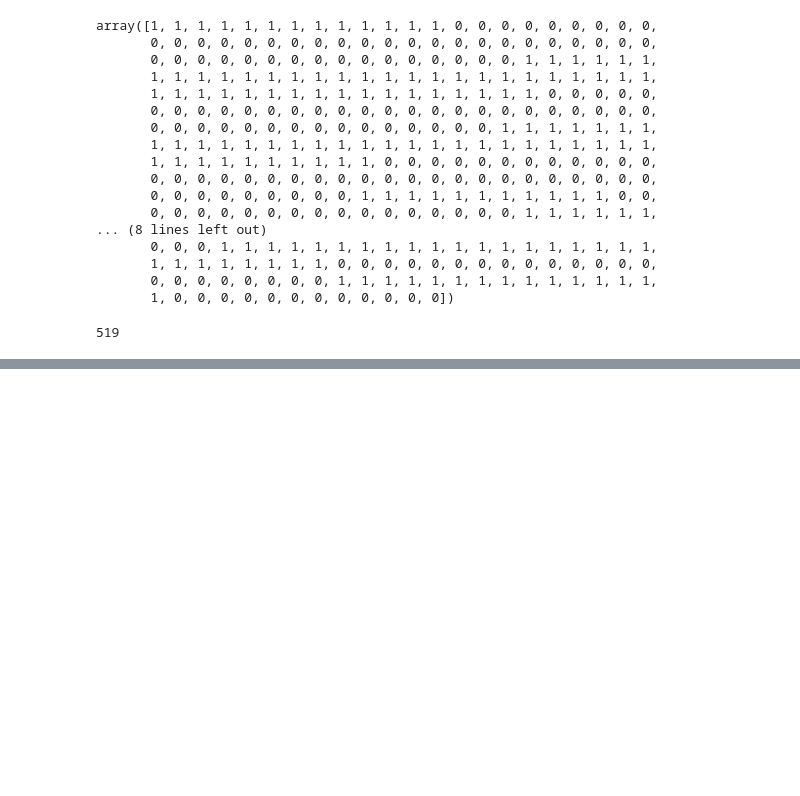
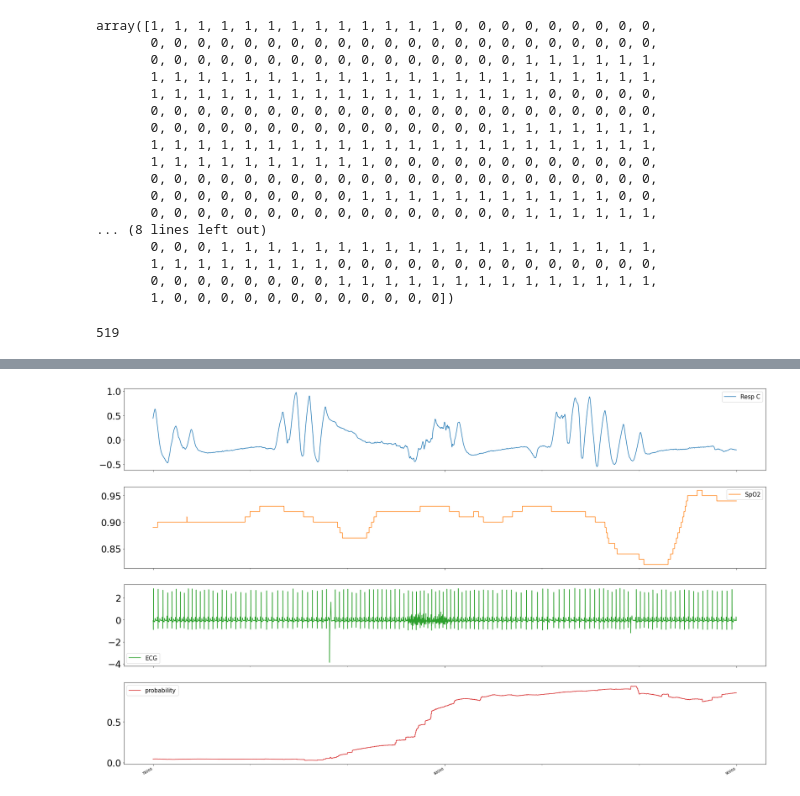
Before and after one commit to kurotaky-sandbox/Apnea-ECG, a Jupyter notebook: Database/ecg-dnn.ipynb, the cells around one changed output, grey strips where cells are left out. Cells and saved outputs as stored; diff of their text form; code cells hidden in the pictures; blank space fills up the shorter version.

```diff
--- a/Database/ecg-dnn.ipynb
+++ b/Database/ecg-dnn.ipynb
@@ -357,0 +377,85 @@ plt.show()
+# %%
+# グラフ表示する
+
+# 学習済みモデルに特徴量を与えて、確率を出す。
+# その確率をグラフに表示する
+# 13番目まで、Nだけど、14番目からAになる
+#
+# 11 12 13 14 15 16
+# 66000 72000 78000 84000 90000 96000
+#
+# 100 samples per second
+# 6000samplesで1分
+
+test_data_2 = []
+for subject in test_subjects:
+    # ann_count = len(records['ann_' + subject + 'r'].sample)
+    data = pd.DataFrame(records[subject + 'r'].p_signal, columns=records[subject + 'r'].sig_name, dtype='float')
+
+    # ECGの信号を追加する
+    data['ECG'] = pd.DataFrame(records['ecg_' + subject].p_signal, columns=records['ecg_' + subject].sig_name, dtype='float')
+
+    # Resp Nを消す
+    data = data.drop('Resp N', axis=1)
+
+    print('---test_subjects---')
+    data['SpO2'] = (data['SpO2'] / 100)
+    print(data.head())
+    data = data.fillna(method='ffill') # 直前の値を使って欠損値埋める
+    print(data.isnull().sum())
+    start_idx = 78000
+    end_idx = 84000
+    last_idx = 96000
+    # 10ずつ左に窓をずらしていって、96000まで繰り返す
+    # 0から2400で 24000ずらすことになる
+    # start_idx = 66000, end_idx = 72000, last_idx = 96000
+    for n in range(0, 1200):
+        test_data_2.append(extract_feature(data[start_idx:end_idx]))
+        start_idx = start_idx + 10
+        end_idx = end_idx + 10
+
+print(len(test_data_2))
+
+test_2 = np.array(test_data_2)
+
+print(len(test_2))
+predictions = model.predict(test_2[0:2400])
+print("predictions shape:", predictions)
+
+# AとNの確率を逆にするため 1を引いて絶対値を求める
+predictions = np.abs(predictions - 1)
+
+df = data.iloc[78000:90000, [0,2,3]]
+
+# 10sampleずつ右にずらしているため
+# 10個ずつ同じ予測結果の値をappendしていく
+predict_data = []
+for n in predictions:
+    for i in range(10):
+        predict_data.append(n)
+
+print(len(predict_data))
+
+df['probability'] = np.ravel(predict_data)
+
+#df['time'] = df.index
+
+print(df.head())
+
+# データをプロット
+# subplots=Trueでグラフを分ける
+#df.plot(x=df.columns[4], subplots=True, figsize=(20,10))
+
+# xlim=[78000,80000] 範囲指定
+#
+df.plot(xticks=[78000, 84000, 90000], subplots=True, figsize=(30,20))
+
+# フォントサイズの変更など
+#plt.rcParams["font.size"] = 15 全体のフォントサイズ
+#plt.rcParams['xtick.labelsize'] = 9
+#plt.rcParams['ytick.labelsize'] = 24
+
+
+# dpiを高くすると高解像度になる。グラフをpngで保存
+plt.savefig('out_graph.png', dpi=300, orientation='portrait', transparent=False, pad_inches=0.0)
+# %% [output]
@@ -357,0 +479 @@ plt.show()
+[figure, added]
```
Also changed, not shown: parts of 11 cells of this notebook, 1 other file.
